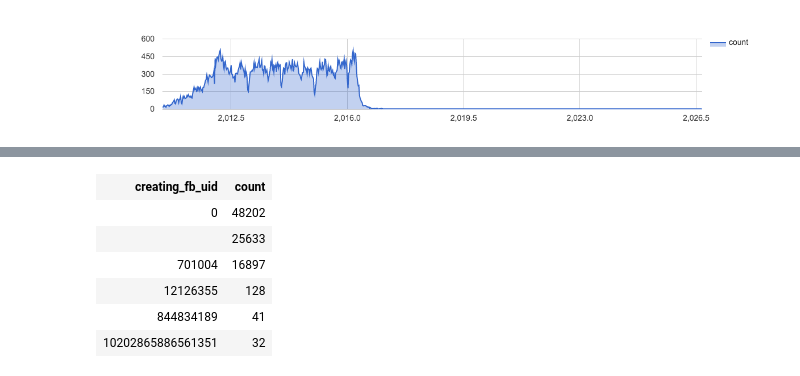
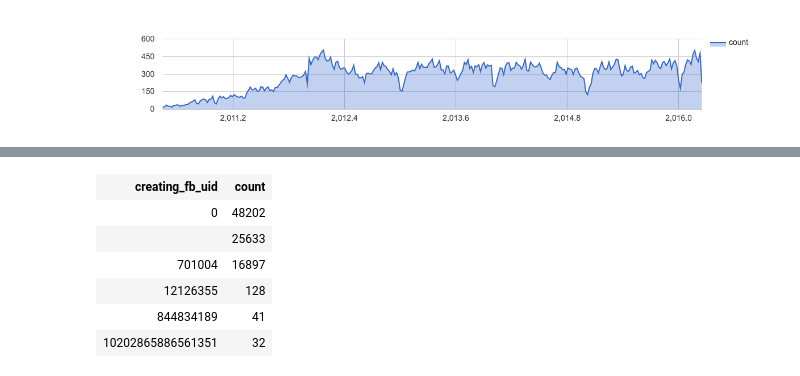
Before and after one commit to mikelambert/DanceDeets, a Jupyter notebook: Untitled Notebook.ipynb, the cells around one changed output, grey strips where cells are left out. Cells and saved outputs as stored; diff of their text form; code cells hidden in the pictures.

```diff
--- a/Untitled Notebook.ipynb
+++ b/Untitled Notebook.ipynb
@@ -11,9 +17,8 @@ GROUP BY date ORDER BY date;
 SELECT DATE(creation_time) as date, COUNT(*) as count FROM [dancedeets-hrd:dance_events.dance_events] WHERE creation_time > '2010-06-01 00:00' GROUP BY date ORDER BY date;
 # %%
 %%chart area --fields date,count --data date_held
-hAxis.ticks: ['2010-01-01','2013-01-01','2016-01-01']
 # %% [output]
 [interactive output not drawn]
-[figure, old version]
+[figure, new version]
 # %%
 %%chart area --fields date,count --data date_added
```
Also changed, not shown: parts of 4 cells of this notebook.
